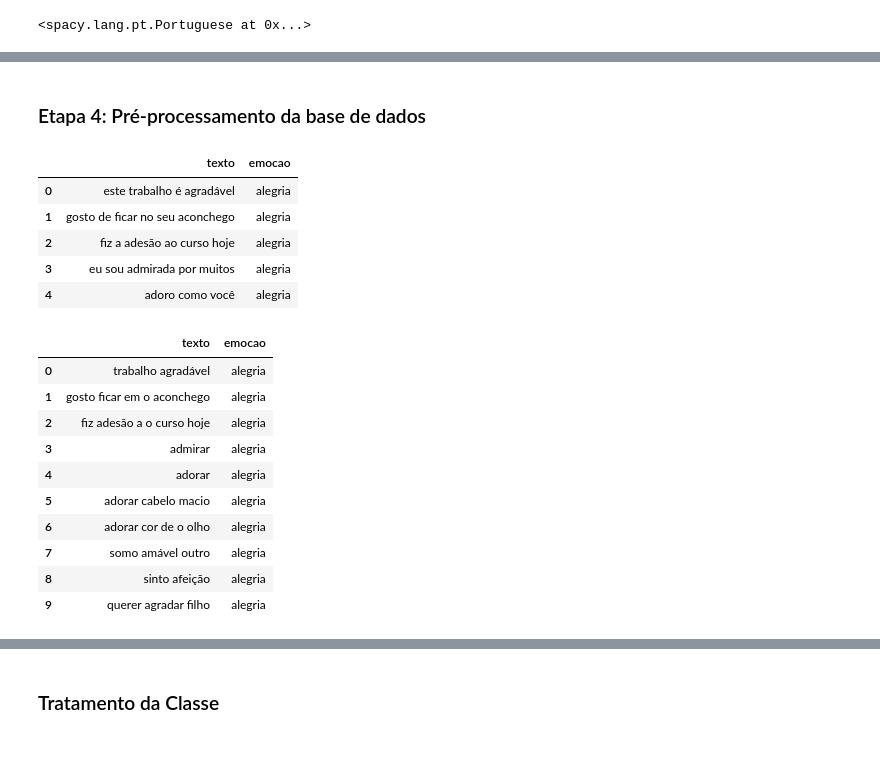
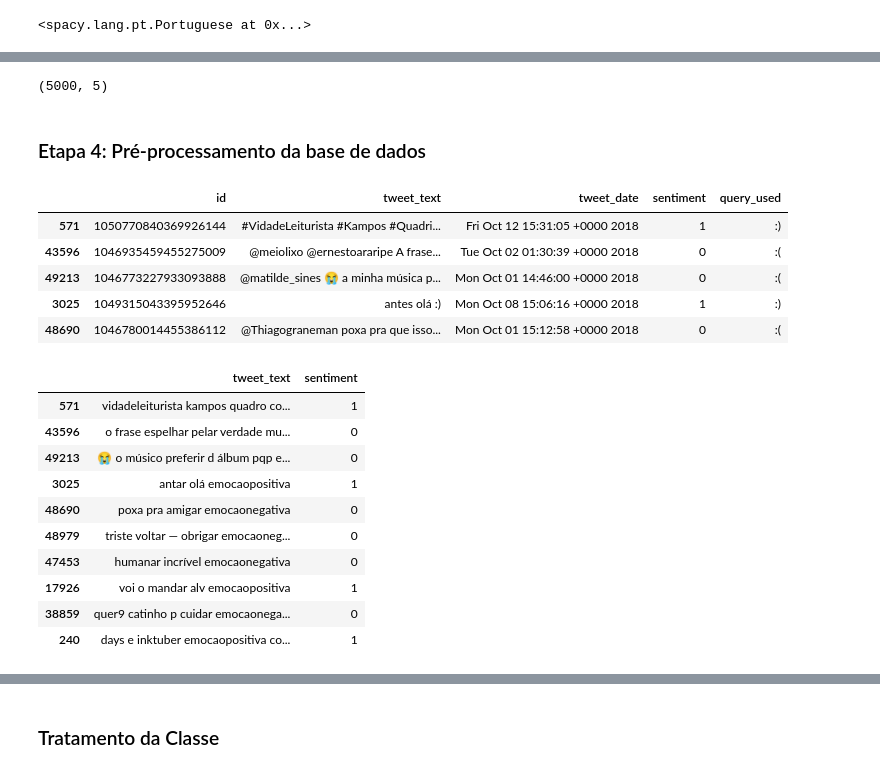
Before and after one commit to Joao-Inacio/IA_e_Machine_Learning, a Jupyter notebook: 1.2-Processamento_de_Linguagem_Natural/Classificacao_Texto_Twitter.ipynb, the cells around one changed output, grey strips where cells are left out. Saved outputs shown, nothing was run; the diff lists cells and outputs as text; code cells hidden in the pictures.

```diff
--- a/1.2-Processamento_de_Linguagem_Natural/Classificacao_Texto_Twitter.ipynb
+++ b/1.2-Processamento_de_Linguagem_Natural/Classificacao_Texto_Twitter.ipynb
@@ -15,6 +18,6 @@ import re
 ### Etapa 2: Carregamento da Base de dados
 # %%
 # dados
-bd = pd.read_csv('./data/base_treinamento.txt', encoding='utf-8')
+bd = pd.read_csv('./data/Train50.csv', sep=';')
 bd.head()
 # %% [output]
@@ -31,0 +35,4 @@ bd.shape
+# %%
+# Diminuído a base de dados com Amostragem Aleatória Simples
+bd = bd.sample(n=5000)
+bd.shape
@@ -60,15 +69,34 @@ pln
 # %%
 # Criação da função de processamento
 def preprocessamento(texto):
+    # Letras minúsculas
     texto = texto.lower()
+
+    # Nome do usuário
+    texto = re.sub(r"@[A-Za-z0-9$-_@.&+]+", ' ', texto)
+
+    # URLs
+    texto = re.sub(r"https?://[A-Za-z0-9./]+", ' ', texto)
+
+    # Espaços em branco
+    texto = re.sub(r" +", ' ', texto)
+
+    # Emoticons
+    lista_emocoes = {':)': 'emocaopositiva',
+                    ':d': 'emocaopositiva',
+                    ':(': 'emocaonegativa'}
+    for emocao in lista_emocoes:
+        texto = texto.replace(emocao, lista_emocoes[emocao])
+
+    # Lematização
     documento = pln(texto)
+
     lista = []
     for token in documento:
-        # lista.append(token.text)
         lista.append(token.lemma_)
 
-    # removendo as stopwords
-    lista = [palavra for palavra in lista if palavra not in stop_words and palavra not in pontuacoes]
+    # Stop words e pontuações
+    lista = [palavra for palavra in lista if palavra not in stop_words and palavra not in string.punctuation]
     lista = ' '.join([str(elemento) for elemento in lista if not elemento.isdigit()])
 
     return lista
@@ -81,28 +123,38 @@ preprocessamento(teste)
+# %%
+# Diminuído a base de dados com Amostragem Aleatória Simples
+bd_test = bd_test.sample(n=5000)
+bd_test.shape
+# %% [output]
+(5000, 5)
 # %% [markdown]
 ### Etapa 4: Pré-processamento da base de dados
 # %%
 # Limpeza de dado
 bd.head()
 # %% [output]
-|  | texto | emocao |
-| 0 | este trabalho é agradável | alegria |
-| 1 | gosto de ficar no seu aconchego | alegria |
-| 2 | fiz a adesão ao curso hoje | alegria |
-| 3 | eu sou admirada por muitos | alegria |
-| 4 | adoro como você | alegria |
+|  | id | tweet_text | tweet_date | sentiment | query_used |
+| 571 | 1050770840369926144 | #VidadeLeiturista #Kampos #Quadri... | Fri Oct 12 15:31:05 +0000 2018 | 1 | :) |
+| 43596 | 1046935459455275009 | @meiolixo @ernestoararipe A frase... | Tue Oct 02 01:30:39 +0000 2018 | 0 | :( |
+| 49213 | 1046773227933093888 | @matilde_sines 😭 a minha música p... | Mon Oct 01 14:46:00 +0000 2018 | 0 | :( |
+| 3025 | 1049315043395952646 | antes olá :) | Mon Oct 08 15:06:16 +0000 2018 | 1 | :) |
+| 48690 | 1046780014455386112 | @Thiagograneman poxa pra que isso... | Mon Oct 01 15:12:58 +0000 2018 | 0 | :( |
+# %%
+# Eliminando colunas desnecessárias
+bd.drop(['id', 'tweet_date', 'query_used'], axis = 1, inplace=True)
+bd_test.drop(['id', 'tweet_date', 'query_used'], axis = 1, inplace=True)
 # %%
 # Limpeza
-bd['texto'] = bd['texto'].apply(preprocessamento)
+bd['tweet_text'] = bd['tweet_text'].apply(preprocessamento)
 bd.head(10)
 # %% [output]
-|  | texto | emocao |
-| 0 | trabalho agradável | alegria |
-| 1 | gosto ficar em o aconchego | alegria |
-| 2 | fiz adesão a o curso hoje | alegria |
-| 3 | admirar | alegria |
-| 4 | adorar | alegria |
-| 5 | adorar cabelo macio | alegria |
-| 6 | adorar cor de o olho | alegria |
-| 7 | somo amável outro | alegria |
-| 8 | sinto afeição | alegria |
-| 9 | querer agradar filho | alegria |
+|  | tweet_text | sentiment |
+| 571 | vidadeleiturista kampos quadro co... | 1 |
+| 43596 | o frase espelhar pelar verdade mu... | 0 |
+| 49213 | 😭 o músico preferir d álbum pqp e... | 0 |
+| 3025 | antar olá emocaopositiva | 1 |
+| 48690 | poxa pra amigar emocaonegativa | 0 |
+| 48979 | triste voltar — obrigar emocaoneg... | 0 |
+| 47453 | humanar incrível emocaonegativa | 0 |
+| 17926 | voi o mandar alv emocaopositiva | 1 |
+| 38859 | quer9 catinho p cuidar emocaonega... | 0 |
+| 240 | days e inktuber emocaopositiva co... | 1 |
```
Also changed, not shown: parts of 21 cells of this notebook, 10 other files.
